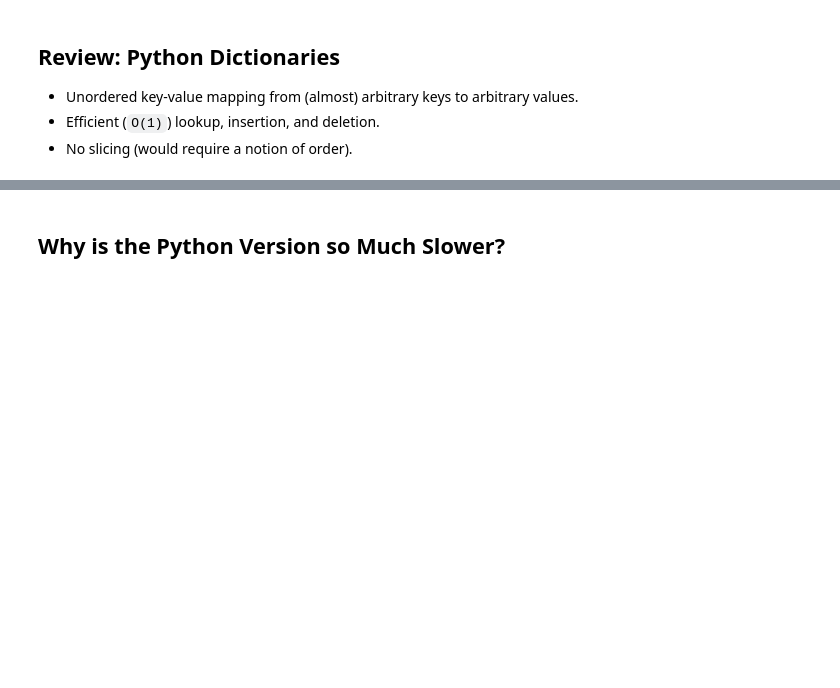
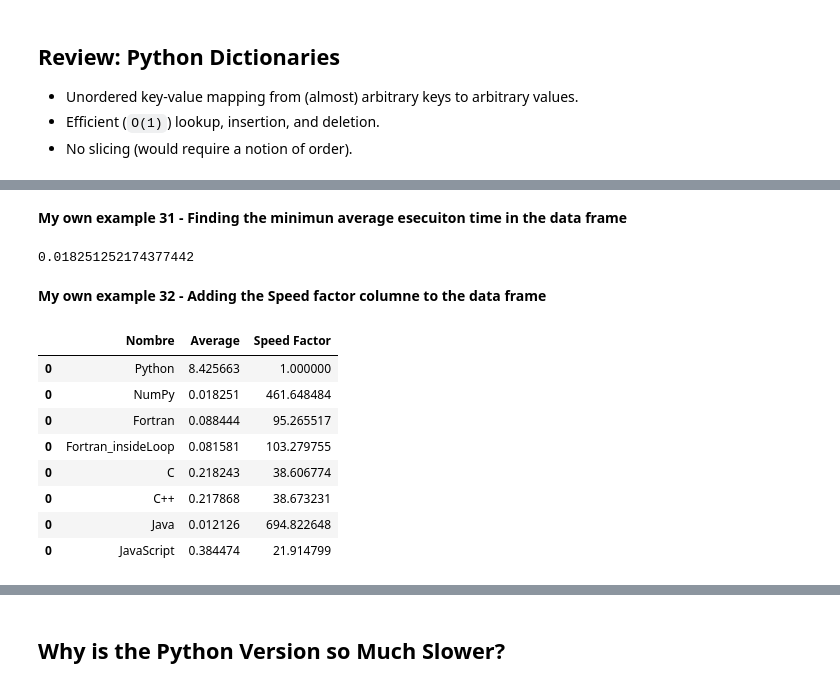
Before and after one commit to lalopezpa/AlgorithmsUN2022II, a Jupyter notebook: lalopezpa_Lab2.ipynb, the cells around one changed output, grey strips where cells are left out. Drawn from its saved outputs; the diff is of its cells as text; code cells hidden in the pictures; blank space fills up the shorter version.

```diff
--- a/lalopezpa_Lab2.ipynb
+++ b/lalopezpa_Lab2.ipynb
@@ -605,0 +688,4 @@ Wall time: 267 µs
+# %%
+df6 = pd.DataFrame({'Nombre':['C++'],'Average': [elapsed_time_cc]})
+df = df.append(df6)
+df
@@ -605,0 +742,7 @@ Wall time: 267 µs
+# %%
+!java Main.java
+st = time.time()
+!node Main.java
+et = time.time()
+elapsed_time_java = (et - st)/10
+print('Execution time:', elapsed_time_java, 'seconds')
@@ -605,0 +765,4 @@ Wall time: 267 µs
+# %%
+df7 = pd.DataFrame({'Nombre':['Java'],'Average': [elapsed_time_java]})
+df = df.append(df7)
+df
@@ -605,0 +823,8 @@ Wall time: 267 µs
+# %%
+st = time.time()
+!node tmp.js
+et = time.time()
+elapsed_time_js = (et - st)/10
+df8 = pd.DataFrame({'Nombre':['JavaScript'],'Average': [elapsed_time_js]})
+df = df.append(df8)
+df
@@ -605,0 +841,23 @@ Wall time: 267 µs
+# %% [markdown]
+**My own example 31 - Finding the minimun average esecuiton time in the data frame**
+# %%
+df.Average.min()
+# %% [output]
+0.018251252174377442
+# %% [markdown]
+**My own example 32 - Adding the Speed factor columne to the data frame**
+# %%
+avgs = df.Average
+speed_f = [elapsed_time_Py/i for i in avgs]
+df['Speed Factor'] = speed_f
+df
+# %% [output]
+|  | Nombre | Average | Speed Factor |
+| 0 | Python | 8.425663 | 1.000000 |
+| 0 | NumPy | 0.018251 | 461.648484 |
+| 0 | Fortran | 0.088444 | 95.265517 |
+| 0 | Fortran_insideLoop | 0.081581 | 103.279755 |
+| 0 | C | 0.218243 | 38.606774 |
+| 0 | C++ | 0.217868 | 38.673231 |
+| 0 | Java | 0.012126 | 694.822648 |
+| 0 | JavaScript | 0.384474 | 21.914799 |
```
Also changed, not shown: parts of 142 cells of this notebook.
